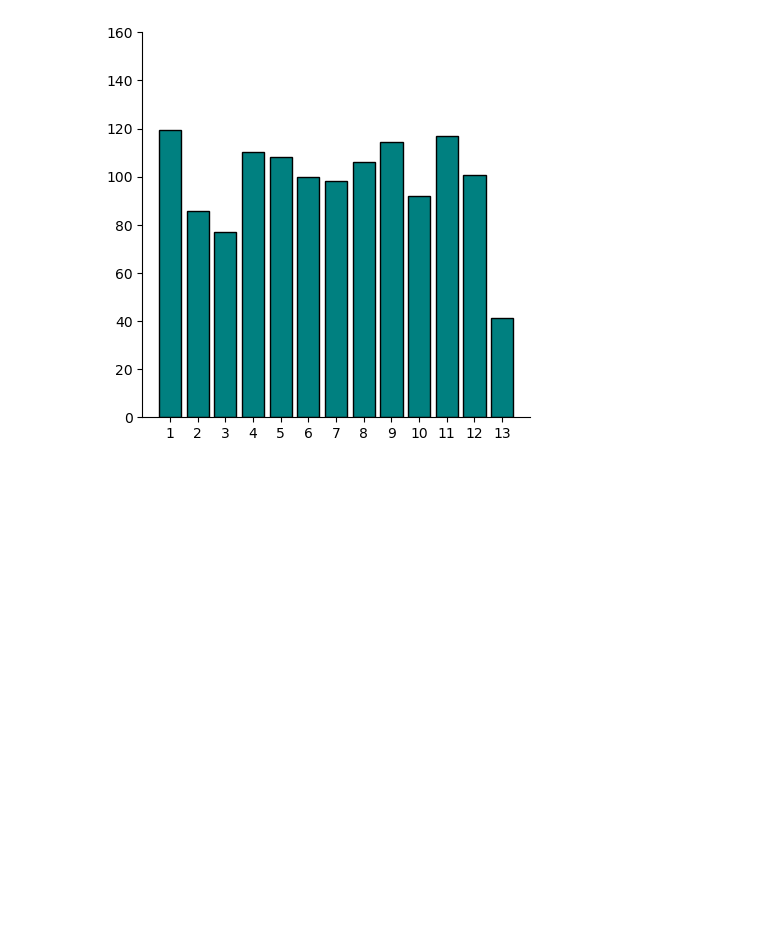
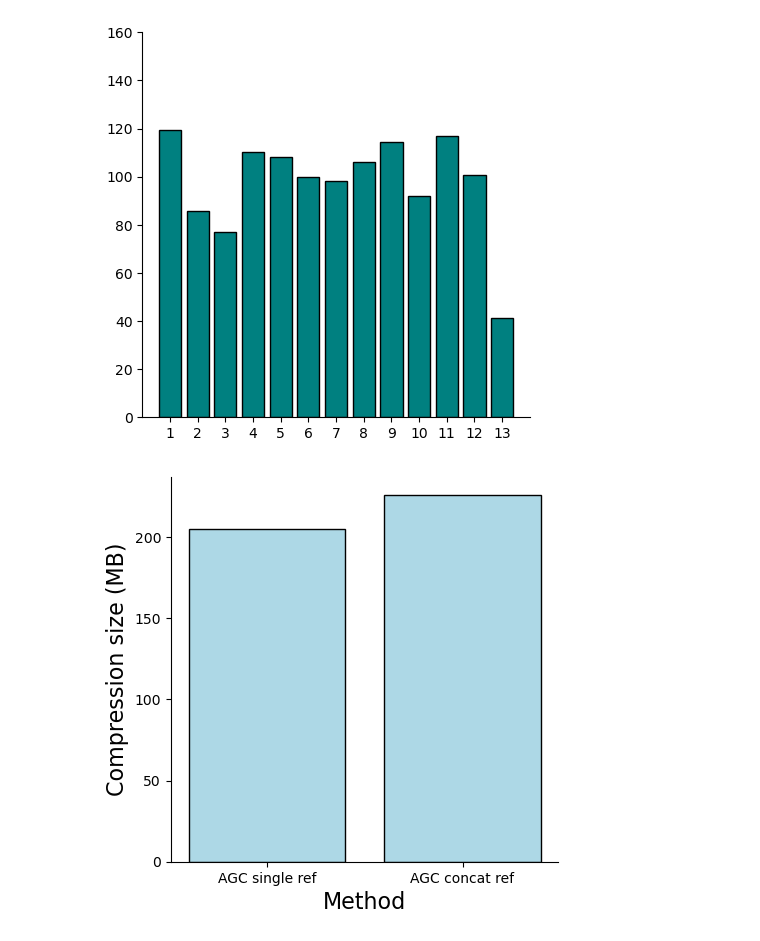
Before and after one commit to tam-km-truong/Workspace, a Jupyter notebook: experiments/047_GRAPH_species_improvement/graphing_per_species_diff.ipynb, the cells around one changed output. Drawn from its saved outputs; the diff is of its cells as text; code cells hidden in the pictures; blank space fills up the shorter version.

```diff
--- a/experiments/047_GRAPH_species_improvement/graphing_per_species_diff.ipynb
+++ b/experiments/047_GRAPH_species_improvement/graphing_per_species_diff.ipynb
@@ -404,3 +403,20 @@ ax.spines['bottom'].set_visible(True)
 ax.spines['left'].set_visible(True)
 # %% [output]
 [figure]
+# %%
+fig, ax = plt.subplots(figsize=(5, 5))
+names = ['AGC single ref','AGC concat ref',]
+counts = [204653894/1e6, 225812629/1e6]
+
+bar_container = ax.bar(names, counts,color = 'lightblue', edgecolor = 'black')
+#ax.set(ylim=(0, 3.5))
+ax.set_ylabel('Compression size (MB)',fontsize=16)
+#ax.set_title('Result: Compression Size Of 661k Collection',fontsize=18, fontweight='bold')
+#ax.bar_label(bar_container, padding = 3)
+ax.set_xlabel('Method',fontsize=16)
+ax.spines['top'].set_visible(False)
+ax.spines['right'].set_visible(False)
+ax.spines['bottom'].set_visible(True)
+ax.spines['left'].set_visible(True)
+# %% [output]
+[figure, added]
```
Also changed, not shown: parts of 2 cells of this notebook, 23 other files.
